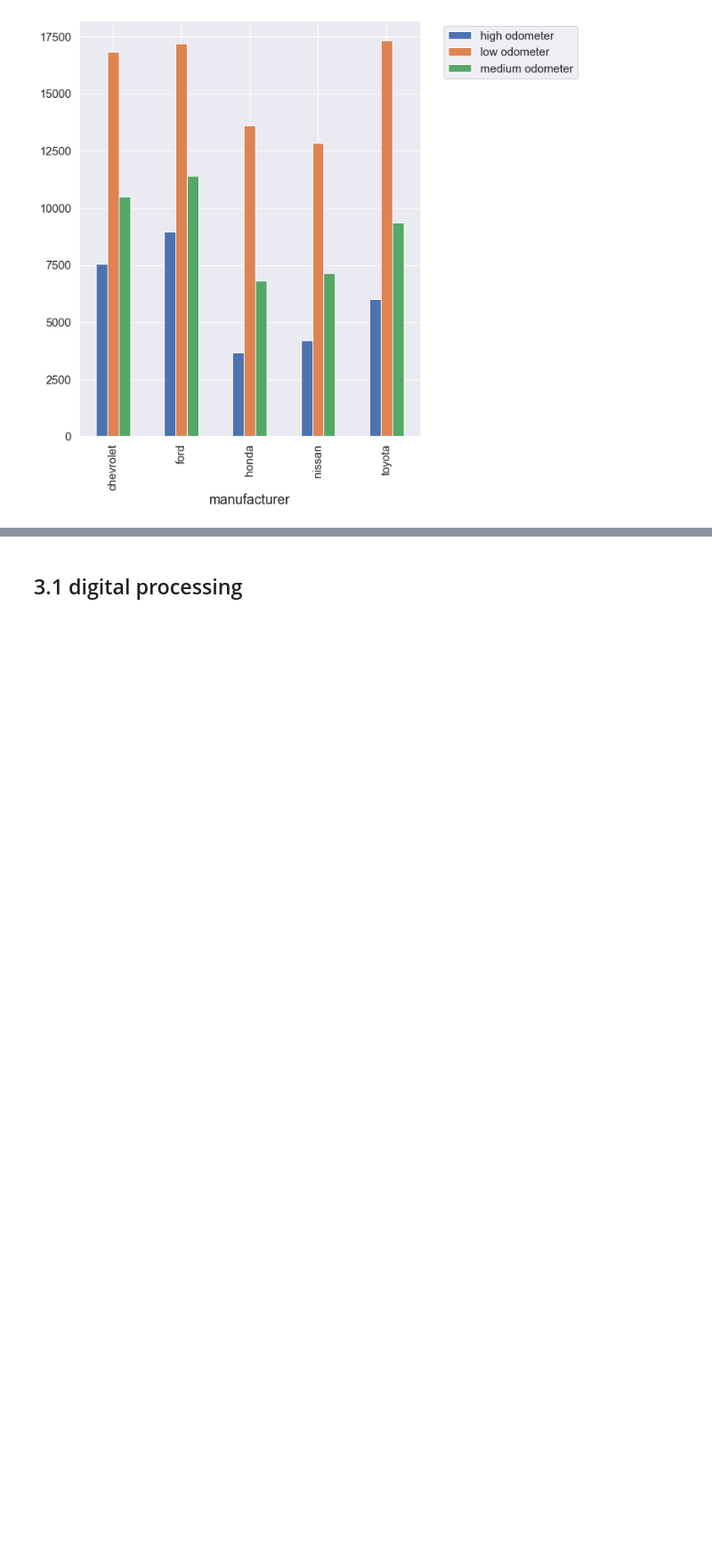
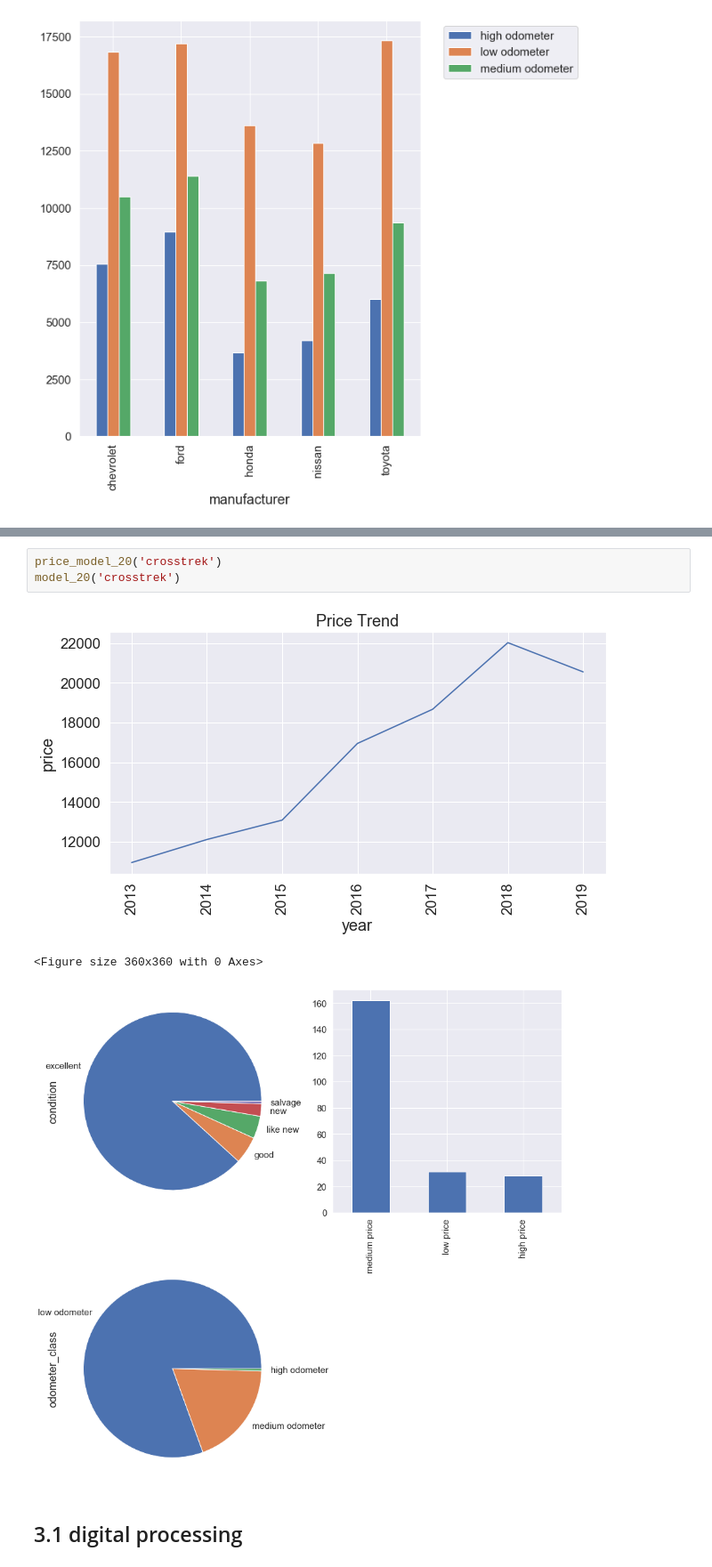
Before and after one commit to fysophia0302/Capstone-Projects-1, a Jupyter notebook: data_usedcar.ipynb, the cells around one changed output, grey strips where cells are left out. Shown at 89% size. Saved outputs shown, nothing was run; the diff lists cells and outputs as text; blank space fills up the shorter version.

```diff
--- a/data_usedcar.ipynb
+++ b/data_usedcar.ipynb
@@ -1210,2 +1212,9 @@ _.legend(bbox_to_anchor=(1.05, 1.0),loc='upper left',prop={'size': 15},ncol=1, s
+# %%
+price_model_20('crosstrek')
+model_20('crosstrek')
+# %% [output]
+[figure, added]
+<Figure size 360x360 with 0 Axes>
+[figure, added]
 # %% [markdown]
 ## 3.1 digital processing
```
Also changed, not shown: parts of 5 cells of this notebook.
